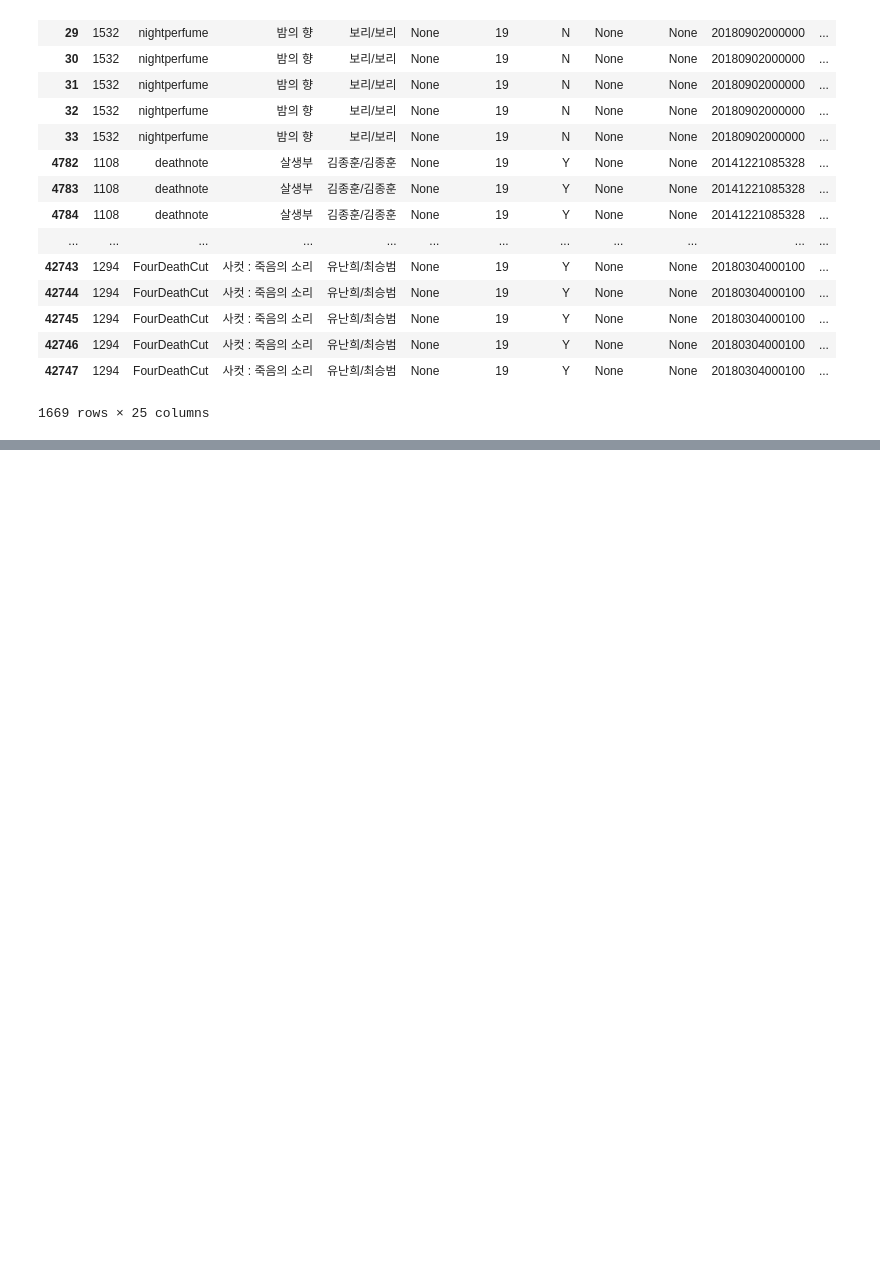
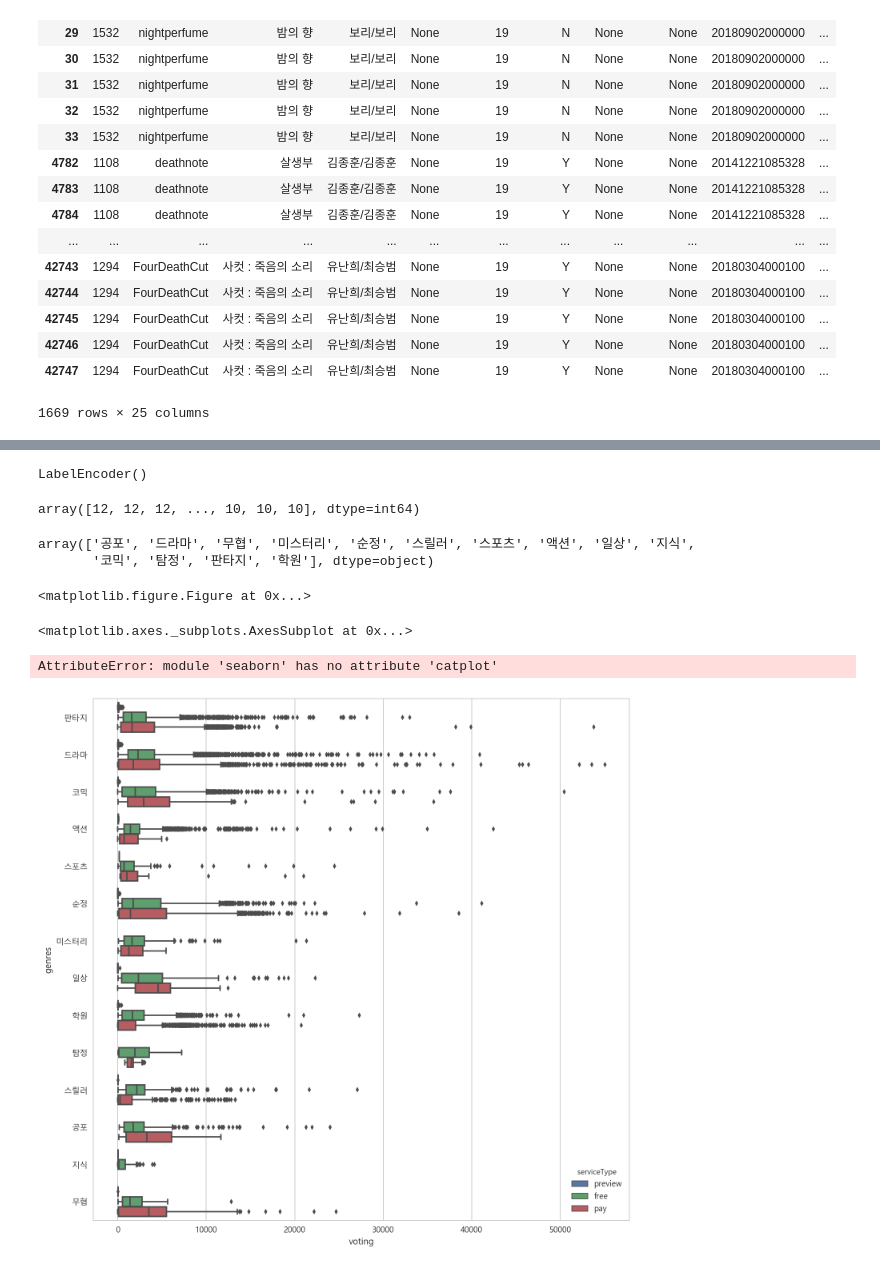
Before and after one commit to brightscannon/Webtoon_recommand_system, a Jupyter notebook: 1_Daum_EDA.ipynb, the cells around one changed output, grey strips where cells are left out. Saved outputs shown, nothing was run; the diff lists cells and outputs as text; code cells hidden in the pictures; blank space fills up the shorter version.

```diff
--- a/1_Daum_EDA.ipynb
+++ b/1_Daum_EDA.ipynb
@@ -887,3 +920,31 @@ merged_df[merged_df['ageGrade']>0]
+# %%
+# 장르 카테고리 라벨인코딩 및 그래프화
+
+from sklearn.preprocessing import LabelEncoder
+le = LabelEncoder()
+y = genre_df['genres']
+le.fit(y)
+y= le.transform(y)
+y
+le.classes_
+
+genre_df['genre_catego'] = y
+# sns.jointplot("voting","genre_catego",data=genre_df)
+plt.figure(figsize=(12,12))
+# sns.stripplot("voting","genres",data=genre_df,jitter=True)
+sns.boxplot("voting","genres",data=genre_df,hue='serviceType')
+
+sns.catplot(x="voting", y="genres", hue="serviceType", data=data,
+            kind="violin", split=True)#, height=2, aspect=4)
+# %% [output]
+LabelEncoder()
+array([12, 12, 12, ..., 10, 10, 10], dtype=int64)
+array(['공포', '드라마', '무협', '미스터리', '순정', '스릴러', '스포츠', '액션', '일상', '지식',
+       '코믹', '탐정', '판타지', '학원'], dtype=object)
+<matplotlib.figure.Figure at 0x...>
+<matplotlib.axes._subplots.AxesSubplot at 0x...>
+AttributeError: module 'seaborn' has no attribute 'catplot'
+[figure, added]
 # %% [markdown]
 # EDA결론 및 모델링 사전정의
 
```
Also changed, not shown: parts of 11 cells of this notebook.
